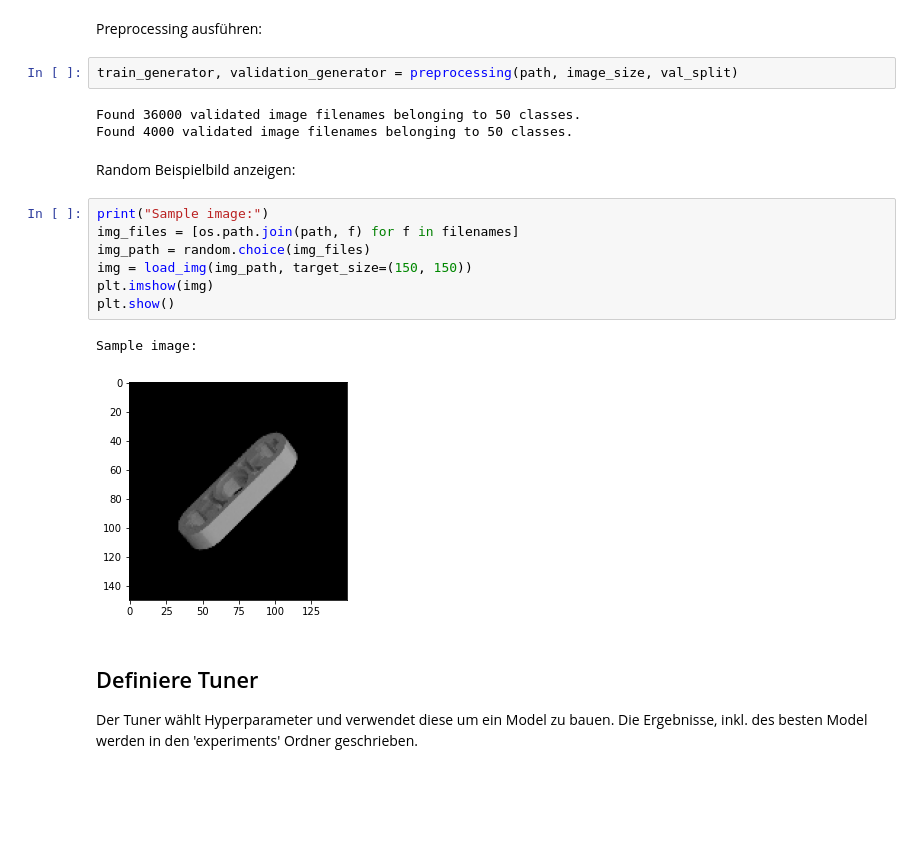
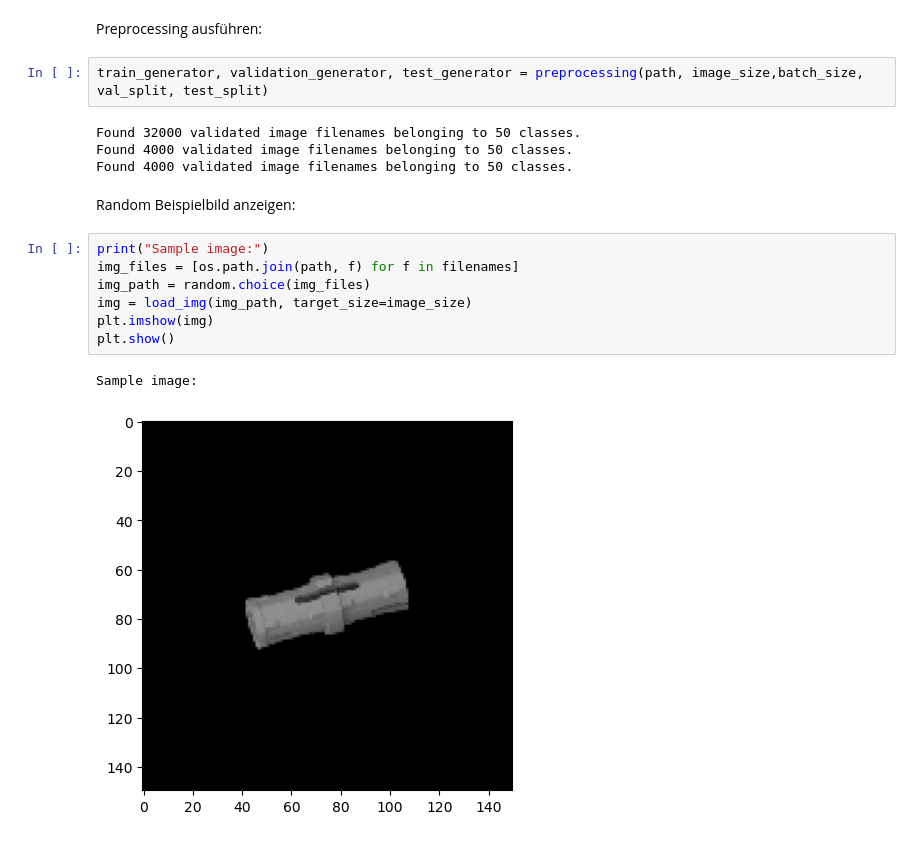
Before and after one commit to greenbase/tiny-bricks, a Jupyter notebook: src/main.ipynb, the cells around one changed output. Cells and saved outputs as stored; diff of their text form; blank space fills up the shorter version.

```diff
--- a/src/main.ipynb
+++ b/src/main.ipynb
@@ -60,23 +106,20 @@ def preprocessing(path, image_size, val_split):
 # %% [markdown]
 Preprocessing ausführen:
 # %%
-train_generator, validation_generator = preprocessing(path, image_size, val_split)
+train_generator, validation_generator, test_generator = preprocessing(path, image_size,batch_size, val_split, test_split)
 # %% [output]
-Found 36000 validated image filenames belonging to 50 classes.
+Found 32000 validated image filenames belonging to 50 classes.
 Found 4000 validated image filenames belonging to 50 classes.
+Found 4000 validated image filenames belonging to 50 classes.
 # %% [markdown]
 Random Beispielbild anzeigen:
 # %%
 print("Sample image:")
 img_files = [os.path.join(path, f) for f in filenames]
 img_path = random.choice(img_files)
-img = load_img(img_path, target_size=(150, 150))
+img = load_img(img_path, target_size=image_size)
 plt.imshow(img)
 plt.show()
 # %% [output]
 Sample image:
-[figure, old version]
+[figure, new version]
-# %% [markdown]
-## Definiere Tuner
-Der Tuner wählt Hyperparameter und verwendet diese um ein Model zu bauen.
-Die Ergebnisse, inkl. des besten Model werden in den 'experiments' Ordner geschrieben.
```
Also changed, not shown: parts of 21 cells of this notebook, 5 other files.
